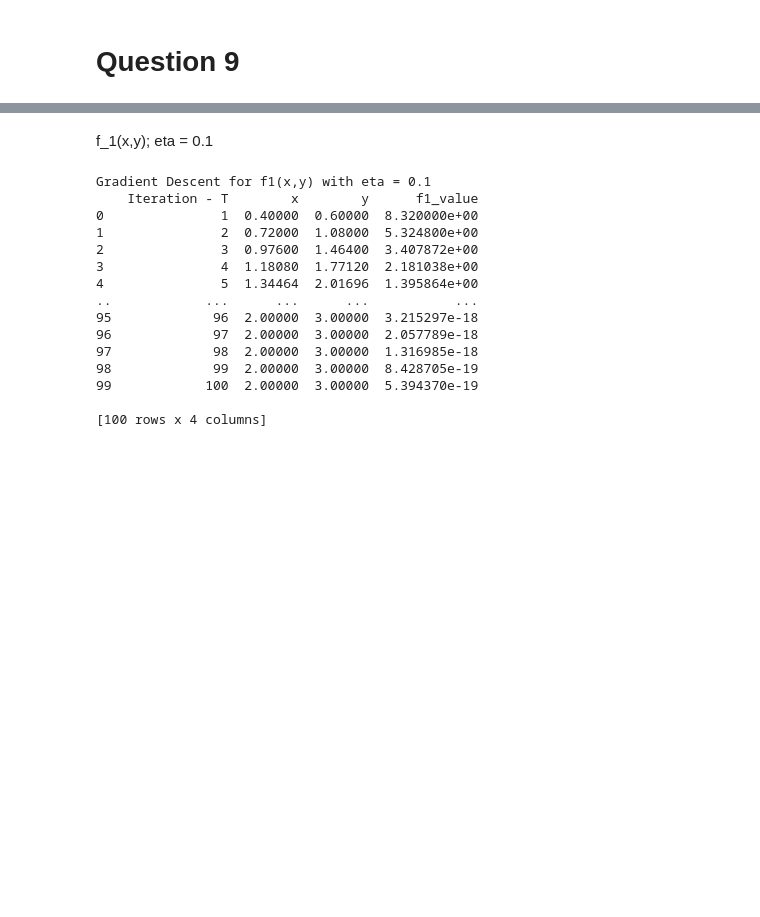
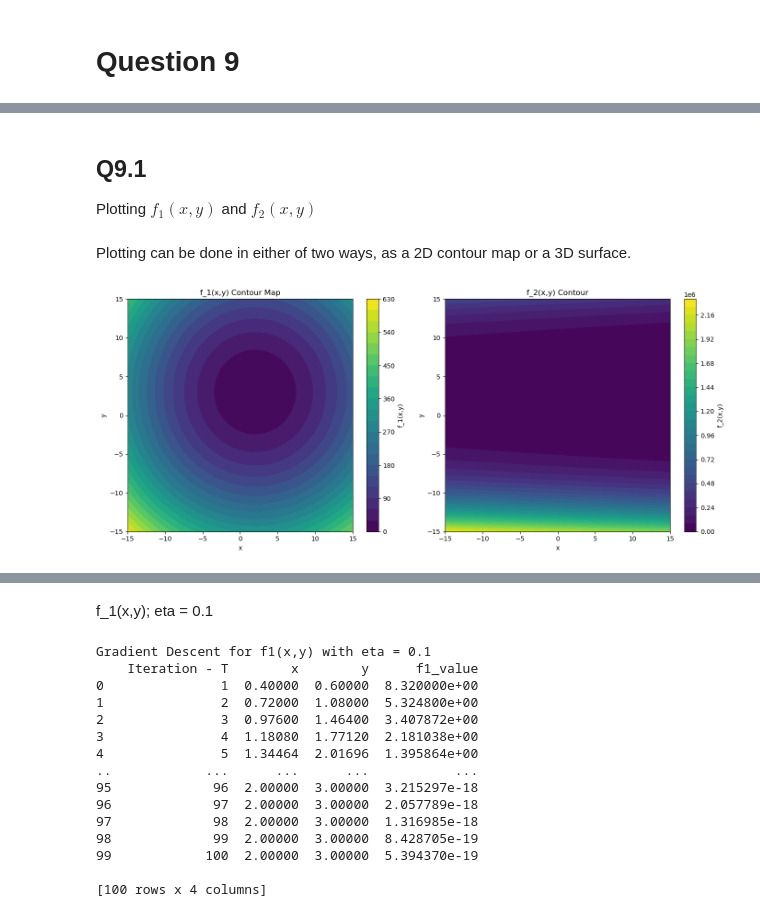
Before and after one commit to BranfordS813/CAP_6619_Coding_Tasks, a Jupyter notebook: Homework/Homework_1/Coding_Questions/Sanford_HW_1_Q9.ipynb, the cells around one changed output, grey strips where cells are left out. Cells and saved outputs as stored; diff of their text form; code cells hidden in the pictures; blank space fills up the shorter version.

```diff
--- a/Homework/Homework_1/Coding_Questions/Sanford_HW_1_Q9.ipynb
+++ b/Homework/Homework_1/Coding_Questions/Sanford_HW_1_Q9.ipynb
@@ -38 +82,5 @@ import pandas as pd
+# %% [markdown]
+## Q9.1
+
+Plotting $f_1 (x,y)$ and $f_2 (x,y)$
 # %%
@@ -49,3 +101,29 @@ x, y = np.meshgrid(x_val, y_val)
 z_1 = ((x-2)**2)  + ((y-3)**2)
 z_2 = (1-(y-3))**2 + 20*((x+3)-(y-3)**2)**2
+# %% [markdown]
+Plotting can be done in either of two ways, as a 2D contour map or a 3D surface.
+# %%
+# Plotting as a 2D-contour map
+
+# Set up 2D plot
+fig, (ax_1, ax_2) = plt.subplots(1, 2, figsize=(14, 6))
+
+# Plot for f_1
+cp1 = ax_1.contourf(x_val, y_val, z_1, levels=20, cmap="viridis")
+fig.colorbar(cp1, ax=ax_1, label="f_1(x,y)")
+ax_1.set_title("f_1(x,y) Contour Map")
+ax_1.set_xlabel("x")
+ax_1.set_ylabel("y")
+
+# Plot f_2
+cp2 = ax_2.contourf(x_val, y_val, z_2, levels=30, cmap="viridis")
+fig.colorbar(cp2, ax=ax_2, label="f_2(x,y)")
+ax_2.set_title("f_2(x,y) Contour")
+ax_2.set_xlabel("x")
+ax_2.set_ylabel("y")
+
+plt.tight_layout()
+plt.show()
+# %% [output]
+[figure, added]
 # %%
```
Also changed, not shown: parts of 23 cells of this notebook.
